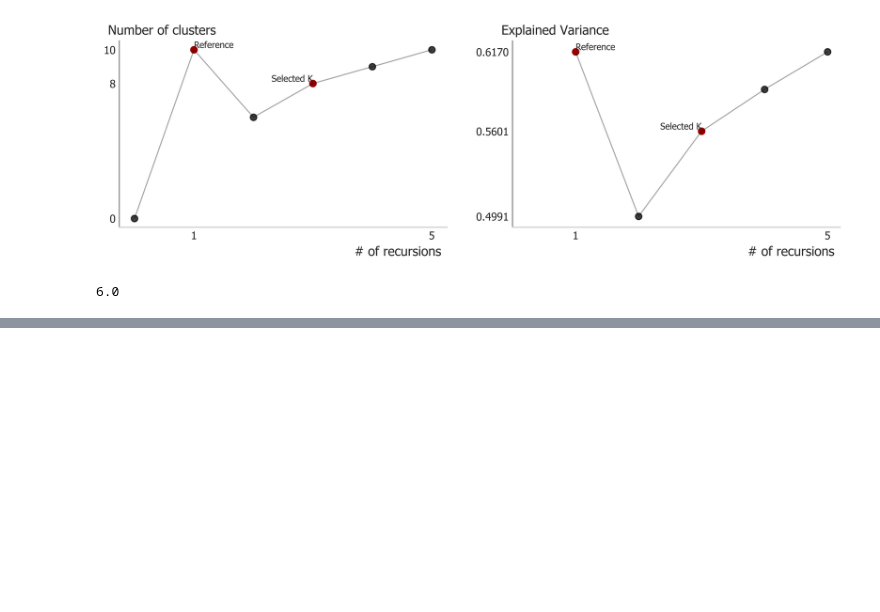
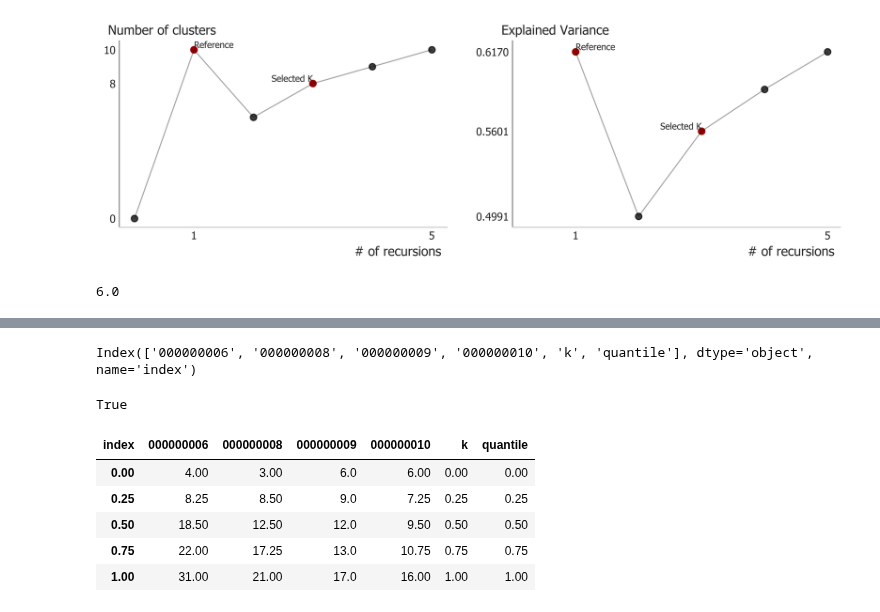
Before and after one commit to cbg-ethz/pybda, a Jupyter notebook: notebooks/plot_kmeans_fit.ipynb, the cells around one changed output, grey strips where cells are left out. Saved outputs shown, nothing was run; the diff lists cells and outputs as text; code cells hidden in the pictures; blank space fills up the shorter version.

```diff
--- a/notebooks/plot_kmeans_fit.ipynb
+++ b/notebooks/plot_kmeans_fit.ipynb
@@ -127,0 +171,23 @@ ax.get_xlim()[1]
+# %%
+df["index"] = "K" + format(df["index"].astype(int))
+# %%
+s = df.groupby("index").quantile([0, 0.25, 0.5, 0.75, 1]).unstack("index")["c"]
+# %%
+s["quantile"] = list(map(lambda x: x,s.index))
+# %%
+s.columns = k
+# %% [output]
+Index(['000000006', '000000008', '000000009', '000000010', 'k', 'quantile'], dtype='object', name='index')
+# %%
+isinstance(s, pandas.DataFrame)
+# %% [output]
+True
+# %%
+s
+# %% [output]
+| index | 000000006 | 000000008 | 000000009 | 000000010 | k | quantile |
+| 0.00 | 4.00 | 3.00 | 6.0 | 6.00 | 0.00 | 0.00 |
+| 0.25 | 8.25 | 8.50 | 9.0 | 7.25 | 0.25 | 0.25 |
+| 0.50 | 18.50 | 12.50 | 12.0 | 9.50 | 0.50 | 0.50 |
+| 0.75 | 22.00 | 17.25 | 13.0 | 10.75 | 0.75 | 0.75 |
+| 1.00 | 31.00 | 21.00 | 17.0 | 16.00 | 1.00 | 1.00 |
```
Also changed, not shown: parts of 9 cells of this notebook, 4 other files.
